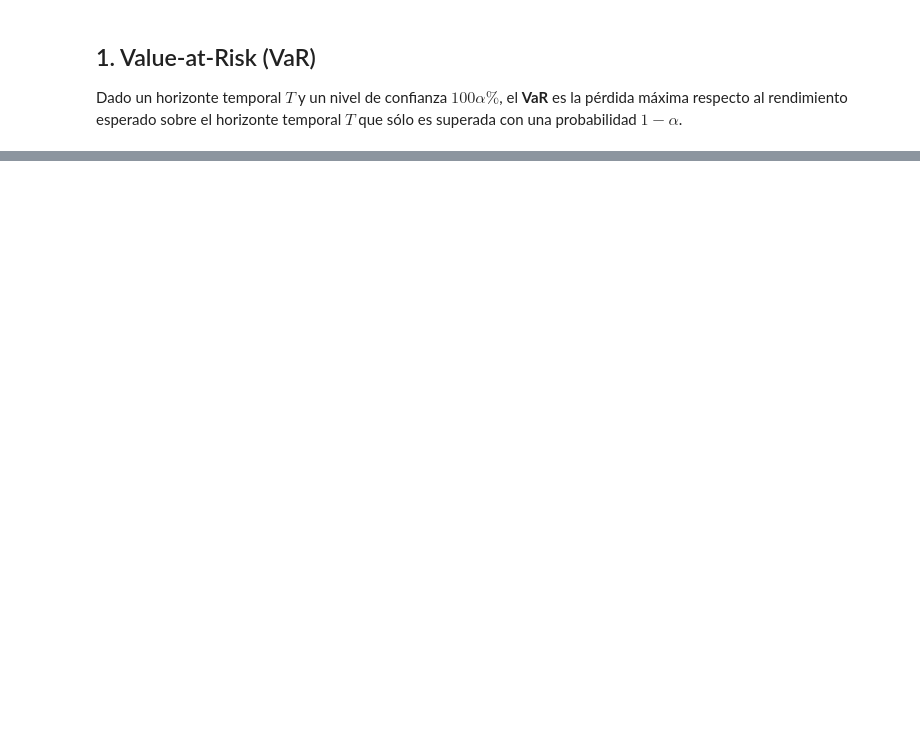
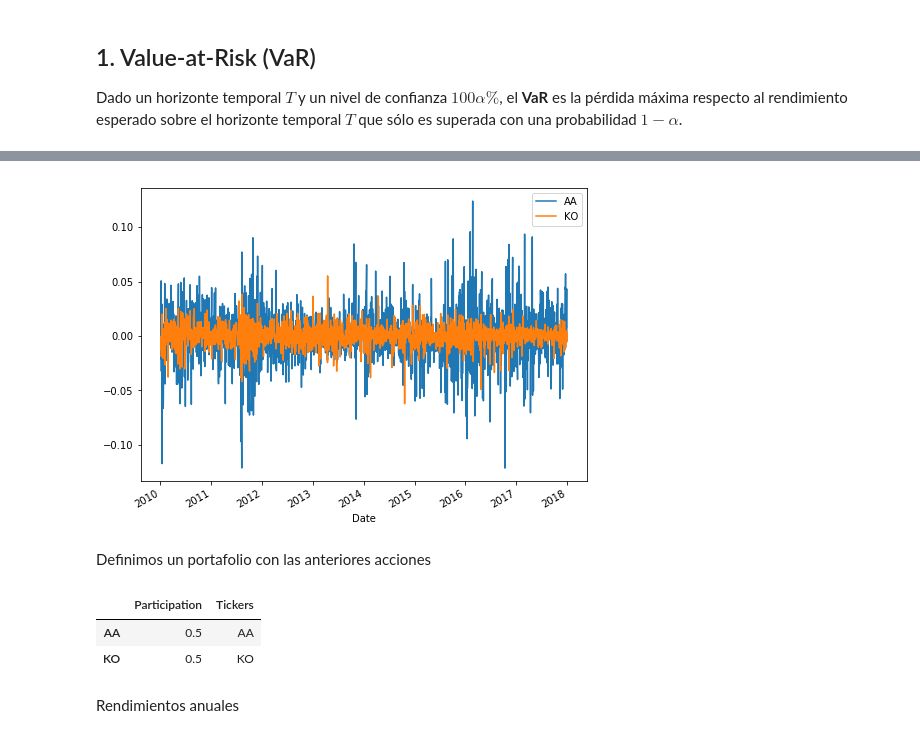
Before and after one commit to esjimenezro/SimRC2018-1, a Jupyter notebook: Modulo1/Clase8_MedidasRiesgo.ipynb, the cells around one changed output, grey strips where cells are left out. Cells and saved outputs as stored; diff of their text form; code cells hidden in the pictures; blank space fills up the shorter version.

```diff
--- a/Modulo1/Clase8_MedidasRiesgo.ipynb
+++ b/Modulo1/Clase8_MedidasRiesgo.ipynb
@@ -12,3 +37,6 @@ Referencias:
+# %%
+def calc_daily_ret(closes):
+    return np.log(closes/closes.shift(1)).iloc[1:]
 # %% [markdown]
 ## 0. Introducción y apuntes históricos
 
@@ -53,0 +109,7 @@ Dado un horizonte temporal $T$ y un nivel de confianza $100 \alpha \%$, el **VaR
+# %%
+daily_ret = calc_daily_ret(closes)
+daily_ret.plot(figsize=(8,6));
+# %% [output]
+[figure, added]
+# %% [markdown]
+Definimos un portafolio con las anteriores acciones
@@ -53,0 +122,9 @@ Dado un horizonte temporal $T$ y un nivel de confianza $100 \alpha \%$, el **VaR
+# %%
+portfolio = def_portfolio(ticker)
+portfolio
+# %% [output]
+|  | Participation | Tickers |
+| AA | 0.5 | AA |
+| KO | 0.5 | KO |
+# %% [markdown]
+Rendimientos anuales
```
Also changed, not shown: parts of 17 cells of this notebook.
